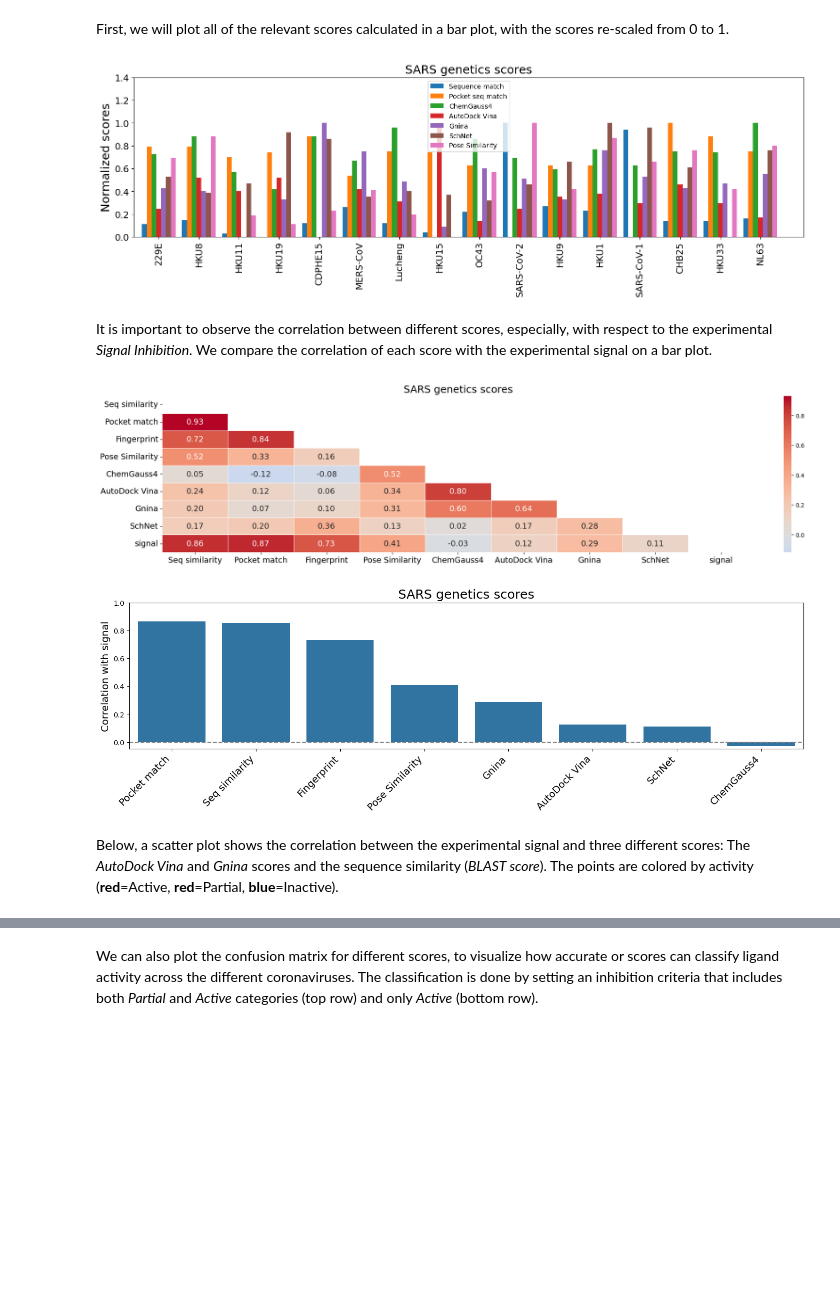
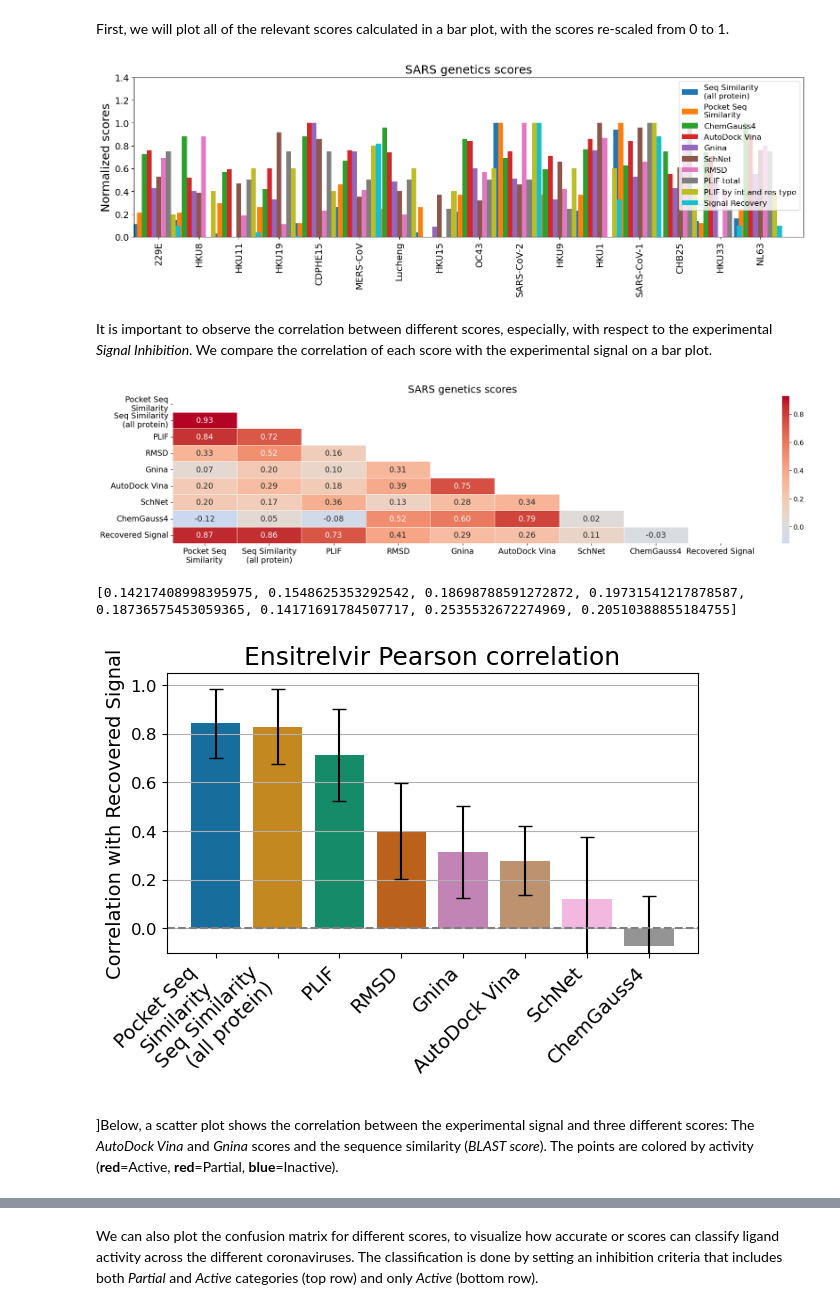
Before and after one commit to choderalab/broad-spectrum-asap-paper, a Jupyter notebook: score_ensitrelvir_spectrum.ipynb, the cells around one changed output, grey strips where cells are left out. Drawn from its saved outputs; the diff is of its cells as text; code cells hidden in the pictures; blank space fills up the shorter version.

Commit message:
Update plotting

```diff
--- a/score_ensitrelvir_spectrum.ipynb
+++ b/score_ensitrelvir_spectrum.ipynb
@@ -226,51 +226,55 @@ First, we will plot all of the relevant scores calculated in a bar plot, with th
 col_labels = ['blast-scores',
               'Bsite-seq-identity',
               'docking-score-POSIT',
-              'Vina-score-min',
+              'Vina-score-premin',
               'CNN_dock_affinity',
               'computed-SchNet-pIC50',
-              'Pose Similarity',
+              'RMSD',
               'ByTotalInteractions',
               'ByInteractionTypeAndResidueType',
               'signal',
               ]
-score_labels = ['Sequence match',
-                'Pocket seq match',
+score_labels = ['Seq Similarity\n(all protein)',
+                'Pocket Seq\nSimilarity',
                 'ChemGauss4',
                 'AutoDock Vina',
                 'Gnina',
                 'SchNet',
-                'Pose Similarity',
-                'Fingerprint total',
-                'Fingerprint by int and res type',
-                'Signal Inhibition',]
-sign_list = [1,-1,-1,1,1,1,1]
+                'RMSD',
+                'PLIF total',
+                'PLIF by int and res type',
+                'Signal Recovery']
+sign_list = [1,1,-1,-1,1,1,1,1,1,1]
 df_all['Lig-RMSD'] = df_all['Lig-RMSD'].replace(-1, 10)
-df_all['Pose Similarity'] = 1/(1+df_all['Lig-RMSD'])
+df_all['RMSD'] = 1/(1+df_all['Lig-RMSD'])
 fig = plot_bar_scores_in_df(df_all, target_labels=df_all['blast-descriptor'],
                             label_cols=col_labels, sign_list=sign_list,
                             score_labels=score_labels,
                             title='SARS genetics scores', yrange=[0, 1.4],
                             ylabel='Normalized scores', figsize=(15,5.), label_bars=False, bar_width=0.12)
 # %% [output]
-[figure, old version]
+[figure, new version]
 # %% [markdown]
 It is important to observe the correlation between different scores, especially, with respect to the experimental *Signal Inhibition*. We compare the correlation of each score with the experimental signal on a bar plot.
 # %%
 df = df_all.copy()
-df = df[['blast-scores', 'Bsite-seq-identity', 'ByInteractionTypeAndResidueType', 'Pose Similarity', 'docking-score-POSIT', 'Vina-score-min', 'CNN_dock_affinity', 'computed-SchNet-pIC50', 'signal']]
+df = df[['Bsite-seq-identity', 'blast-scores', 'ByInteractionTypeAndResidueType', 'RMSD', 'CNN_dock_affinity', 'Vina-score-premin', 'computed-SchNet-pIC50', 'docking-score-POSIT', 'signal']]
 df['docking-score-POSIT'] = df['docking-score-POSIT'].apply(lambda x: -x)
-df['Vina-score-min'] = df['Vina-score-min'].apply(lambda x: -x)
-df = df.rename(columns={'blast-scores': 'Seq similarity', 'Bsite-seq-identity': 'Pocket match', 'ByInteractionTypeAndResidueType': 'Fingerprint', 'docking-score-POSIT': 'ChemGauss4', 'Vina-score-min': 'AutoDock Vina', 'CNN_dock_affinity': 'Gnina', 'computed-SchNet-pIC50': 'SchNet'})
+df['Vina-score-premin'] = df['Vina-score-premin'].apply(lambda x: -x)
+df = df.rename(columns={'blast-scores': 'Seq Similarity\n(all protein)', 'Bsite-seq-identity': 'Pocket Seq\nSimilarity',
+                        'ByInteractionTypeAndResidueType': 'PLIF', 'docking-score-POSIT': 'ChemGauss4', 'Vina-score-premin': 'AutoDock Vina',
+                        'CNN_dock_affinity': 'Gnina', 'computed-SchNet-pIC50': 'SchNet', 'signal': 'Recovered Signal'})
 fig = plot_score_correlation(df, 'blast-descriptor', 'signal', 'SARS genetics scores', [-0.05, 1.05], 'Signal Inhibition', 'Normalized scores',
                   figsize=(17.5,4.5), type='heatmap')
 # %% [output]
-[figure, old version]
+[figure, new version]
 # %%
-fig = plot_score_correlation(df, 'blast-descriptor', 'signal', 'SARS genetics scores', [-0.05, 1.05], 'Signal Inhibition', 'Normalized scores',
-                  figsize=(14,4.5), type='bars')
+fig, ax = plot_score_correlation(df, 'blast-descriptor', 'Recovered Signal', 'Ensitrelvir Pearson correlation', yrange=[-0.1, 1.05], ylabel='Signal Inhibition', xlabel='Normalized scores',
+                  figsize=(6,4.5), type='bars', error_type='var', color_palette='colorblind')
+#fig.savefig("/Users/castelm3/Documents/Github/asapdiscovery_orig/local/SARS_genetics/correlation_all.pdf", bbox_inches='tight')
 # %% [output]
+[0.14217408998395975, 0.1548625353292542, 0.18698788591272872, 0.19731541217878587, 0.18736575453059365, 0.14171691784507717, 0.2535532672274969, 0.20510388855184755]
-[figure, old version]
+[figure, new version]
 # %% [markdown]
-Below, a scatter plot shows the correlation between the experimental signal and three different scores: The *AutoDock Vina* and *Gnina* scores and the sequence similarity (*BLAST score*). The points are colored by activity (**red**=Active, **red**=Partial, **blue**=Inactive).
+\]Below, a scatter plot shows the correlation between the experimental signal and three different scores: The *AutoDock Vina* and *Gnina* scores and the sequence similarity (*BLAST score*). The points are colored by activity (**red**=Active, **red**=Partial, **blue**=Inactive).
 # %%
```
Also changed, not shown: parts of 6 cells of this notebook, 3 other files.
